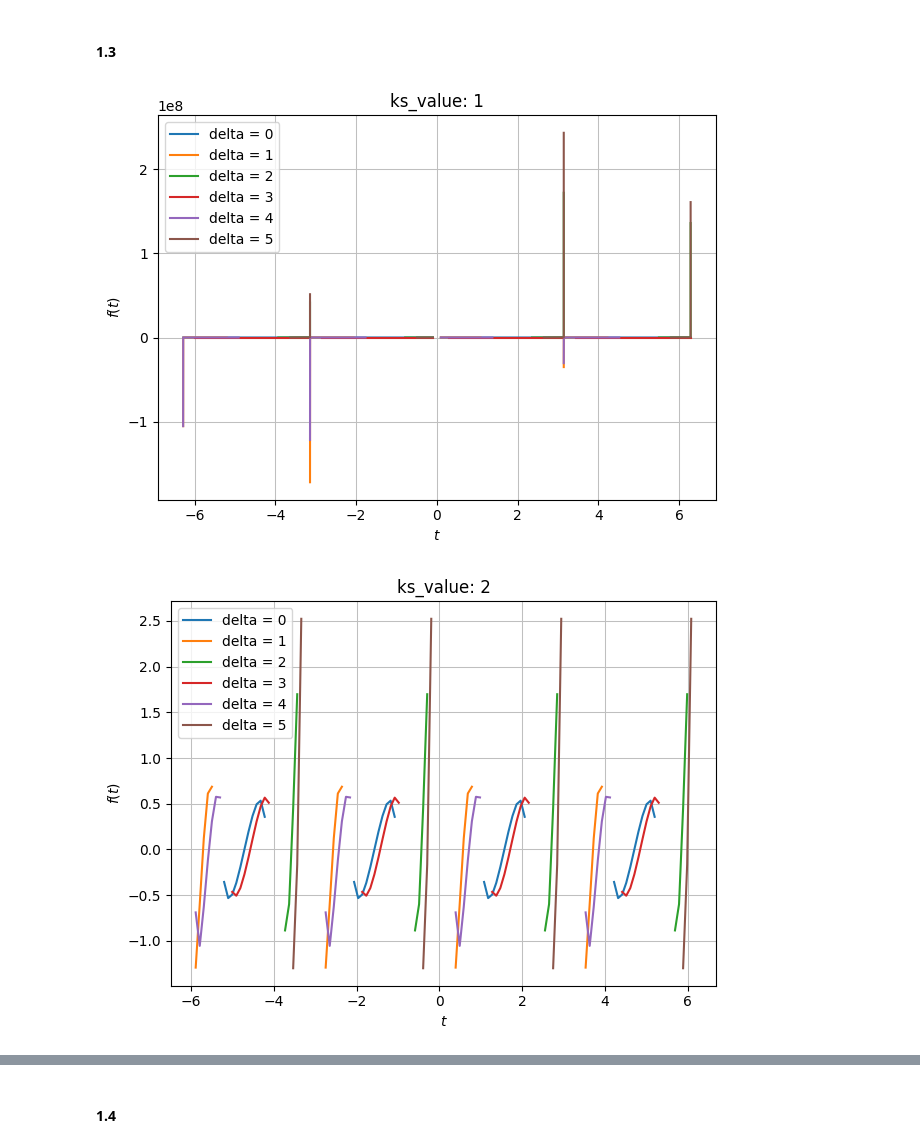
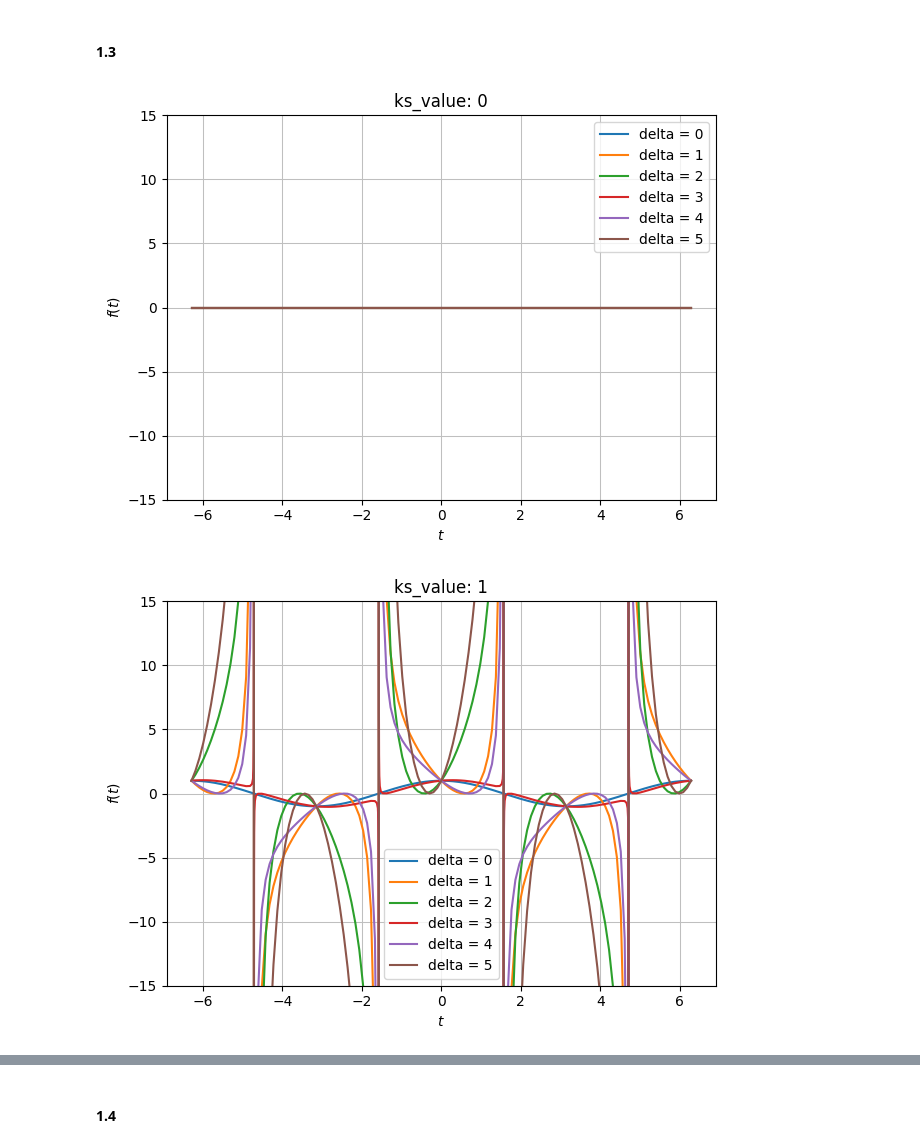
Before and after one commit to Apros7/Mat1Project, a Jupyter notebook: Aksel-leje, opgave 1.1.ipynb, the cells around one changed output, grey strips where cells are left out. Cells and saved outputs as stored; diff of their text form; code cells hidden in the pictures.

```diff
--- a/Aksel-leje, opgave 1.1.ipynb
+++ b/Aksel-leje, opgave 1.1.ipynb
@@ -45,7 +45,7 @@ $x (t)=A \cdot \cos (\mathit{wt} +\varphi)=Re (A \cdot {\mathrm e}^{{i} {({\math
 **Vi skal finde et udtryk for A og $\phi$, udtryk ved a og b.**
 # %%
 a,b,x,t,w,phi,A = symbols('a b x t w phi A', real=True)
-Lign1 = Eq(a*cos(w*t)+b*sin(w*t),A*sin(w*t+phi))
+Lign1 = Eq(a*cos(w*t)+b*sin(w*t),A*cos(w*t+phi))
 # Isolerer A
 A_iso = solve(Lign1,A)
 
@@ -92,16 +92,17 @@ F_FHM
 # %%
 import matplotlib.pyplot as plt
 
 def plot_f_fhm(ks_value, delta_value):
     new_f_fhm = F_FHM.subs({A: 1, phi:0, w:1, k_s:ks_value, delta:delta_value})
     return dtuplot.plot(new_f_fhm, (t, -2*pi, 2*pi), show=False, label=f"delta = {delta_value}")
 
-for i, ks_value in enumerate(range(1, 4)):
+for i, ks_value in enumerate(range(0, 4)):
     p1 = plot_f_fhm(ks_value, 0)
     for j, delta_value in enumerate(range(1, 6)):
         p1.extend(plot_f_fhm(ks_value, delta_value))
         p1.title = f"ks_value: {ks_value}"
+        p1.ylim = (-15,15)
     p1.show()
 # %% [output]
-[figure, old version]
+[figure, new version]
-[figure, old version]
+[figure, new version]
```
Also changed, not shown: parts of 4 cells of this notebook.
